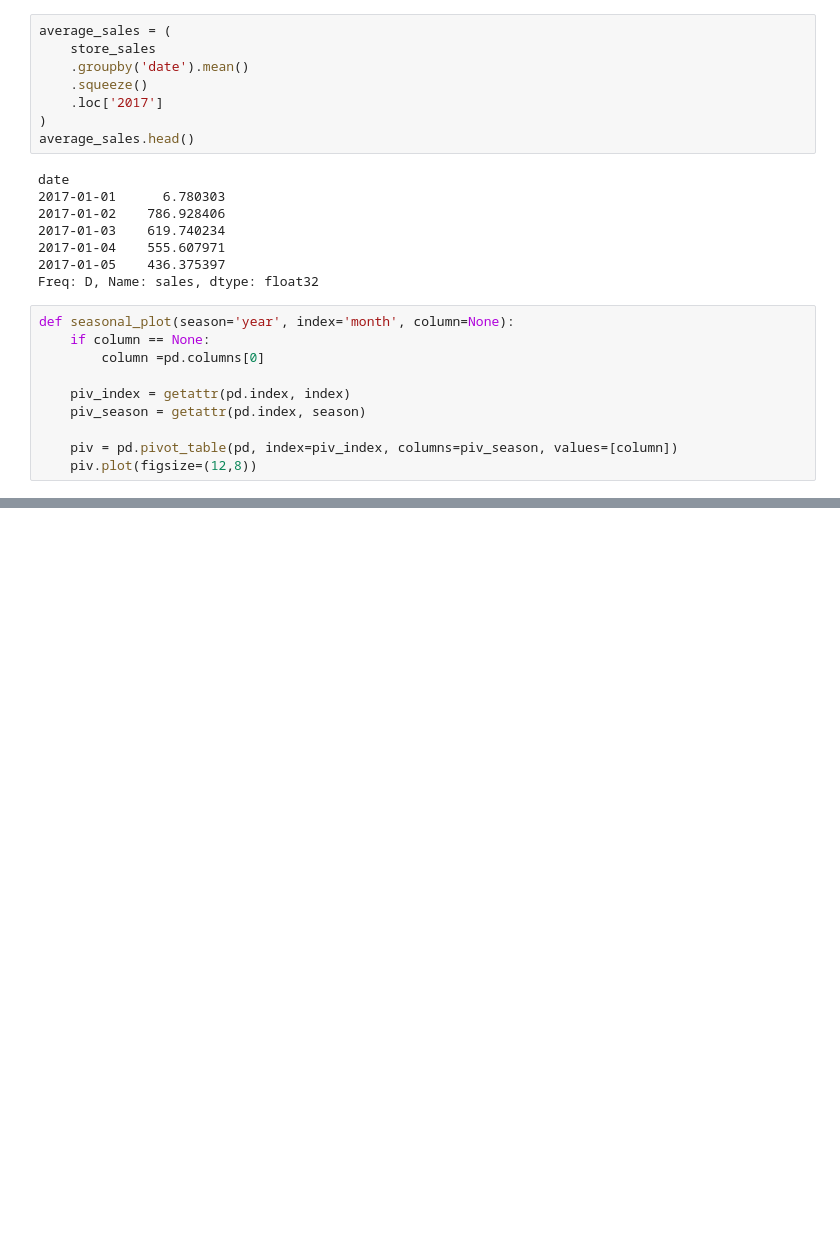
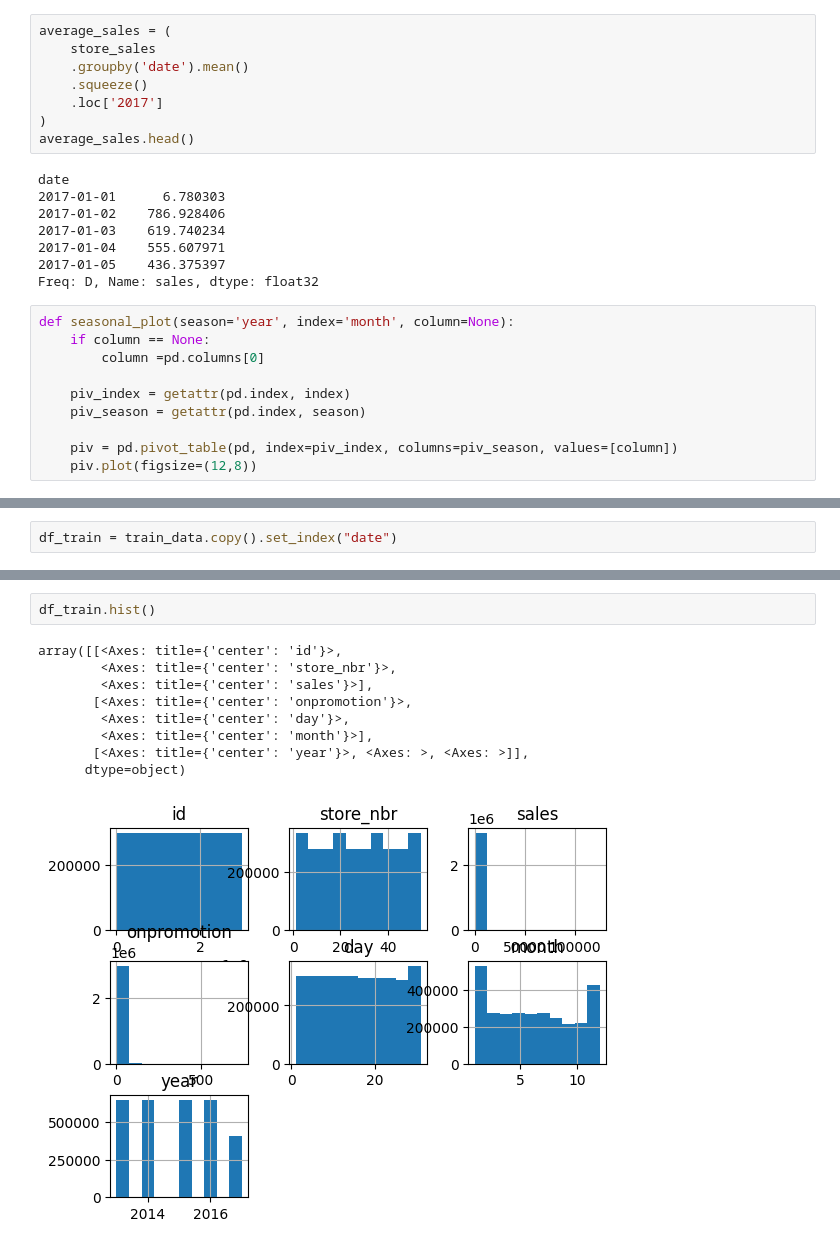
Before and after one commit to Ephicho/Regression, a Jupyter notebook: Regression.ipynb, the cells around one changed output, grey strips where cells are left out. Cells and saved outputs as stored; diff of their text form; blank space fills up the shorter version.

```diff
--- a/Regression.ipynb
+++ b/Regression.ipynb
@@ -373,0 +415,2 @@ def seasonal_plot(season='year', index='month', column=None):
+# %%
+df_train = train_data.copy().set_index("date")
@@ -373,0 +434,12 @@ def seasonal_plot(season='year', index='month', column=None):
+# %%
+df_train.hist()
+# %% [output]
+array([[<Axes: title={'center': 'id'}>,
+        <Axes: title={'center': 'store_nbr'}>,
+        <Axes: title={'center': 'sales'}>],
+       [<Axes: title={'center': 'onpromotion'}>,
+        <Axes: title={'center': 'day'}>,
+        <Axes: title={'center': 'month'}>],
+       [<Axes: title={'center': 'year'}>, <Axes: >, <Axes: >]],
+      dtype=object)
+[figure, added]
```
Also changed, not shown: parts of 32 cells of this notebook.
